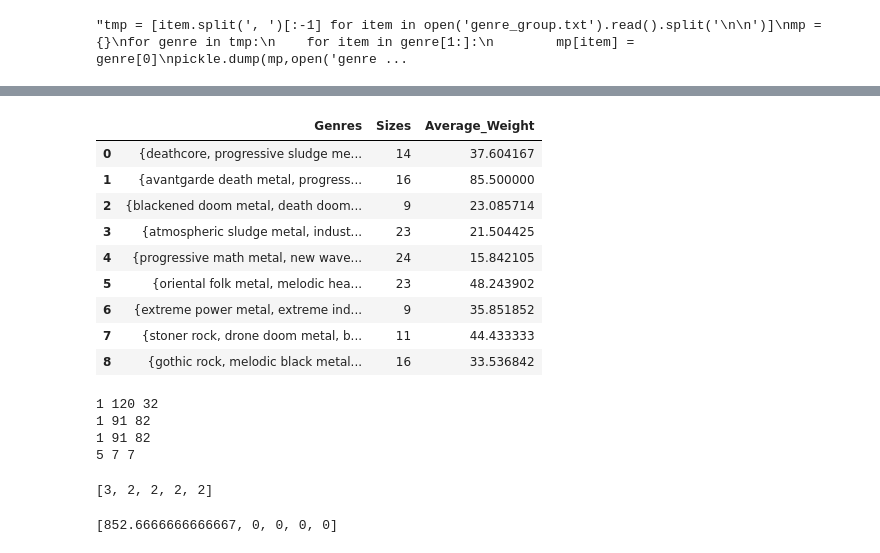
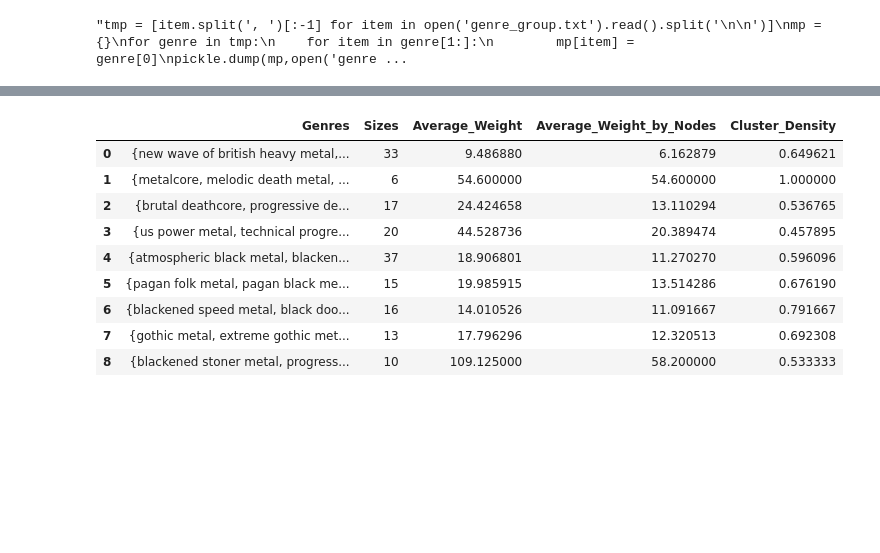
Before and after one commit to jzh001/Social-Network-Structure-in-Common-Interest-Communities, a Jupyter notebook: Network of Genres.ipynb, the cells around one changed output, grey strips where cells are left out. Drawn from its saved outputs; the diff is of its cells as text; code cells hidden in the pictures; blank space fills up the shorter version.

```diff
--- a/Network of Genres.ipynb
+++ b/Network of Genres.ipynb
@@ -166,0 +214,3 @@ nx.draw(G, node_size = 10)
+# %%
+tmp = np.array(list(nx.get_edge_attributes(G,'width').values()))/1000
+nx.draw(G, node_size = 10, width = tmp)
@@ -183,8 +235,8 @@ for item in f:
 # %% [output]
 "tmp = [item.split(', ')[:-1] for item in open('genre_group.txt').read().split('\n\n')]\nmp = {}\nfor genre in tmp:\n    for item in genre[1:]:\n        mp[item] = genre[0]\npickle.dump(mp,open('genre ...
 # %%
-def freq_network_parr(Graph, n_iter, n_jobs, width = 'weight'):#Graph is new frequency network
-    partitions = Parallel(n_jobs=n_jobs)(delayed(best_partition)(Graph, randomize = True, weight = width, resolution = 0.8) for i in range(n_iter))
+def freq_network_parr(Graph, n_iter, n_jobs, width = 'width', res = 1):#Graph is new frequency network
+    partitions = Parallel(n_jobs=n_jobs)(delayed(best_partition)(Graph, randomize = True, weight = width, resolution = res) for i in range(n_iter))
     #partitions = [best_partition(Graph, randomize = True, weight = 'weight') for i in range(n_iter)]
     N = int(sum([len(cc)*(len(cc)-1)/2 for cc in nx.connected_components(Graph)]))
     print(nx.number_connected_components(Graph), N, len(Graph.edges()))
@@ -213,6 +265,8 @@ def no_crossedges(Graph):
     return sum([len(cc)*(len(cc)-1)/2 for cc in nx.connected_components(Graph)]) == Graph.number_of_edges()
 # %%
 H = G.copy()
+#0.9 is good
+H = freq_network_parr(H, 100, 4, res = 0.8)
 while not no_crossedges(H):
     H = freq_network_parr(H, 100, 4)
 # %% [output]
@@ -228,8 +282,9 @@ partitions = [cc for cc in nx.connected_components(H)]
 def getScore(Graph):#using original graph
     comps = list(nx.connected_components(Graph))
     subgraphs = [G.subgraph(comp) for comp in comps]
-    total = [sum([G[u][v]['weight']/sub.number_of_edges() for u,v in sub.edges()]) for sub in subgraphs]
-    #total = [sum([G[u][v]['weight']/(sub.number_of_nodes()*(sub.number_of_nodes()-1)/2) for u,v in sub.edges()]) for sub in subgraphs]
-    return total
+    ave_weight = [sum([G[u][v]['weight']/sub.number_of_edges() for u,v in sub.edges()]) for sub in subgraphs]
+    ave_cluster_weight = [sum([G[u][v]['weight']/(sub.number_of_nodes()*(sub.number_of_nodes()-1)/2) for u,v in sub.edges()]) for sub in subgraphs]
+    density = [sub.number_of_edges()/(sub.number_of_nodes()*(sub.number_of_nodes()-1)/2) for sub in subgraphs]
+    return ave_weight, ave_cluster_weight, density
 getScore(H)
 # %% [output]
@@ -249,38 +312,29 @@ getScore(H)
 # %%
 def genData(Graph, ind):
     ret = pd.DataFrame()
     ret['Genres'] = list(nx.connected_components(Graph))
     ret['Sizes'] = [len(cc) for cc in nx.connected_components(Graph)]
-    ret['Average_Weight'] = getScore(Graph)
+    ret['Average_Weight'], ret['Average_Weight_by_Nodes'], ret['Cluster_Density'] = getScore(Graph)
     ret.to_csv('round'+str(ind)+'_genre.csv', index = False)
     return ret
 genData(H,1)
 # %% [output]
-|  | Genres | Sizes | Average_Weight |
-| 0 | {deathcore, progressive sludge me... | 14 | 37.604167 |
-| 1 | {avantgarde death metal, progress... | 16 | 85.500000 |
-| 2 | {blackened doom metal, death doom... | 9 | 23.085714 |
-| 3 | {atmospheric sludge metal, indust... | 23 | 21.504425 |
-| 4 | {progressive math metal, new wave... | 24 | 15.842105 |
-| 5 | {oriental folk metal, melodic hea... | 23 | 48.243902 |
-| 6 | {extreme power metal, extreme ind... | 9 | 35.851852 |
-| 7 | {stoner rock, drone doom metal, b... | 11 | 44.433333 |
-| 8 | {gothic rock, melodic black metal... | 16 | 33.536842 |
+|  | Genres | Sizes | Average_Weight | Average_Weight_by_Nodes | Cluster_Density |
+| 0 | {new wave of british heavy metal,... | 33 | 9.486880 | 6.162879 | 0.649621 |
+| 1 | {metalcore, melodic death metal, ... | 6 | 54.600000 | 54.600000 | 1.000000 |
+| 2 | {brutal deathcore, progressive de... | 17 | 24.424658 | 13.110294 | 0.536765 |
+| 3 | {us power metal, technical progre... | 20 | 44.528736 | 20.389474 | 0.457895 |
+| 4 | {atmospheric black metal, blacken... | 37 | 18.906801 | 11.270270 | 0.596096 |
+| 5 | {pagan folk metal, pagan black me... | 15 | 19.985915 | 13.514286 | 0.676190 |
+| 6 | {blackened speed metal, black doo... | 16 | 14.010526 | 11.091667 | 0.791667 |
+| 7 | {gothic metal, extreme gothic met... | 13 | 17.796296 | 12.320513 | 0.692308 |
+| 8 | {blackened stoner metal, progress... | 10 | 109.125000 | 58.200000 | 0.533333 |
 # %%
-G1 = G.subgraph(list(nx.connected_components(H))[1])
-while not no_crossedges(G1):
-    G1 = freq_network_parr(G1, 100, 4)
+from IPython.display import display, HTML
+def breakDown(inds):
+    for ind in inds:
+        G1 = G.subgraph(list(nx.connected_components(H))[ind])
+        while not no_crossedges(G1):
+            G1 = freq_network_parr(G1, 100, 4)
+        print('End Clustering: ',ind)
+        display(genData(G1,'2-'+ str(ind)))
-# %% [output]
-1 120 32
-1 91 82
-1 91 82
-5 7 7
-# %%
-tmp1 = list(nx.connected_components(G1))
-[len(cc) for cc in tmp1]
-# %% [output]
-[3, 2, 2, 2, 2]
-# %%
-print(getScore(G1))
-# %% [output]
-[852.6666666666667, 0, 0, 0, 0]
```
Also changed, not shown: parts of 26 cells of this notebook.
